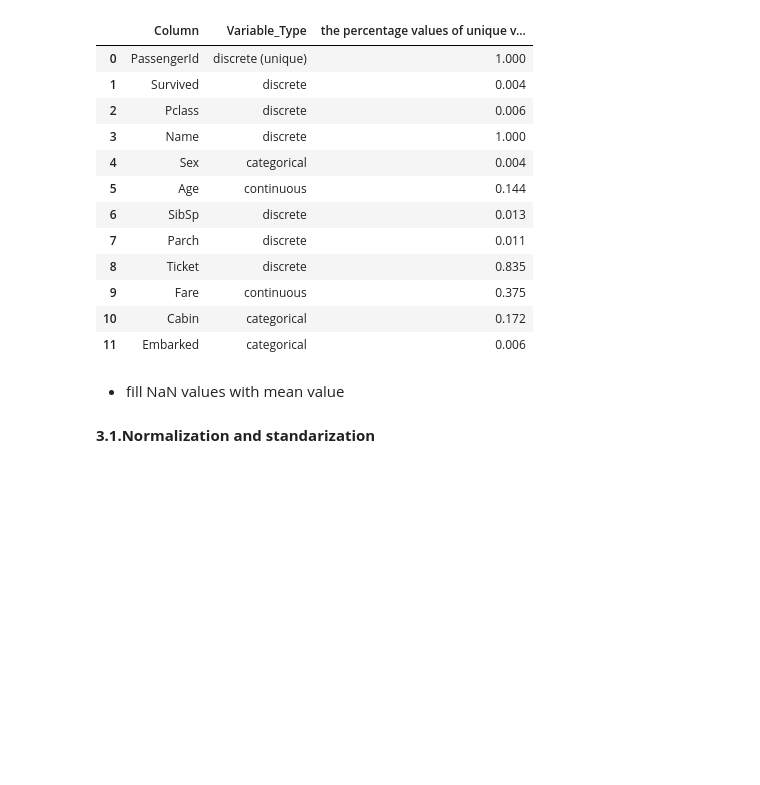
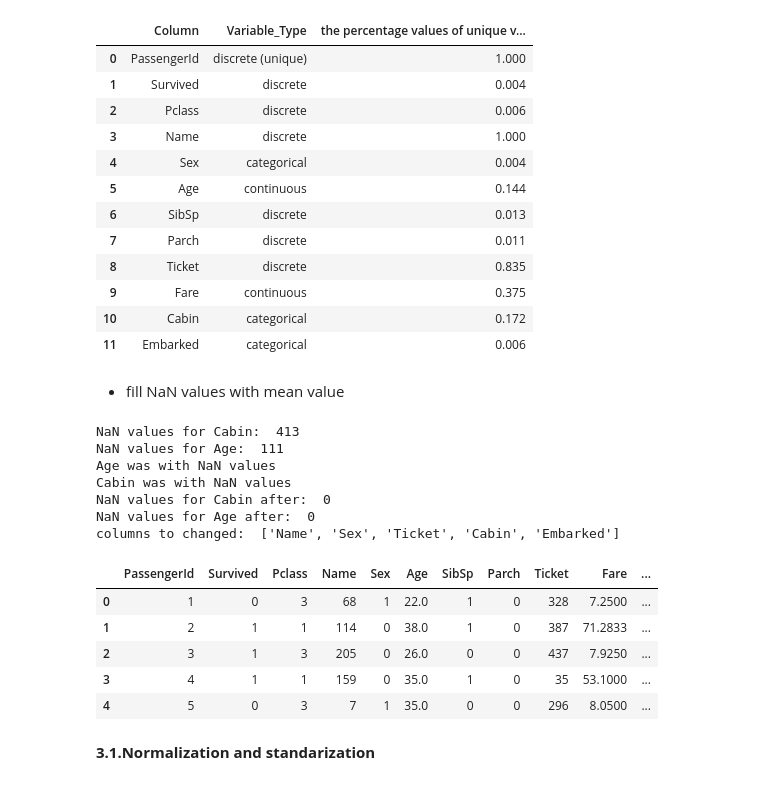
Before and after one commit to jszczublinska/DM_Titanic, a Jupyter notebook: titanic.ipynb, the cells around one changed output. Saved outputs shown, nothing was run; the diff lists cells and outputs as text; code cells hidden in the pictures; blank space fills up the shorter version.

```diff
--- a/titanic.ipynb
+++ b/titanic.ipynb
@@ -127,3 +76,30 @@ for column in columns_to_change:
+# %%
+# change all NaN values to mean or mode
+
+# print('NaN values for Cabin: ',train_df['Cabin'].isnull().sum())
+# print('NaN values for Age: ',train_df['Age'].isnull().sum())
+
+train_df = clas.changeNullValuesToMean(train_df)
+
+# print('NaN values for Cabin after: ',train_df['Cabin'].isnull().sum())
+# print('NaN values for Age after: ',train_df['Age'].isnull().sum())
+
+train_df = clas.changeCaterogicalToDescrite(train_df)
+train_df.head()
+# %% [output]
+NaN values for Cabin:  413
+NaN values for Age:  111
+Age was with NaN values
+Cabin was with NaN values
+NaN values for Cabin after:  0
+NaN values for Age after:  0
+columns to changed:  ['Name', 'Sex', 'Ticket', 'Cabin', 'Embarked']
+|  | PassengerId | Survived | Pclass | Name | Sex | Age | SibSp | Parch | Ticket | Fare | ... |
+| 0 | 1 | 0 | 3 | 68 | 1 | 22.0 | 1 | 0 | 328 | 7.2500 | ... |
+| 1 | 2 | 1 | 1 | 114 | 0 | 38.0 | 1 | 0 | 387 | 71.2833 | ... |
+| 2 | 3 | 1 | 3 | 205 | 0 | 26.0 | 0 | 0 | 437 | 7.9250 | ... |
+| 3 | 4 | 1 | 1 | 159 | 0 | 35.0 | 1 | 0 | 35 | 53.1000 | ... |
+| 4 | 5 | 0 | 3 | 7 | 1 | 35.0 | 0 | 0 | 296 | 8.0500 | ... |
 # %% [markdown]
 **3.1.Normalization and standarization**
 # %%
```
Also changed, not shown: parts of 19 cells of this notebook, 1 other file.
